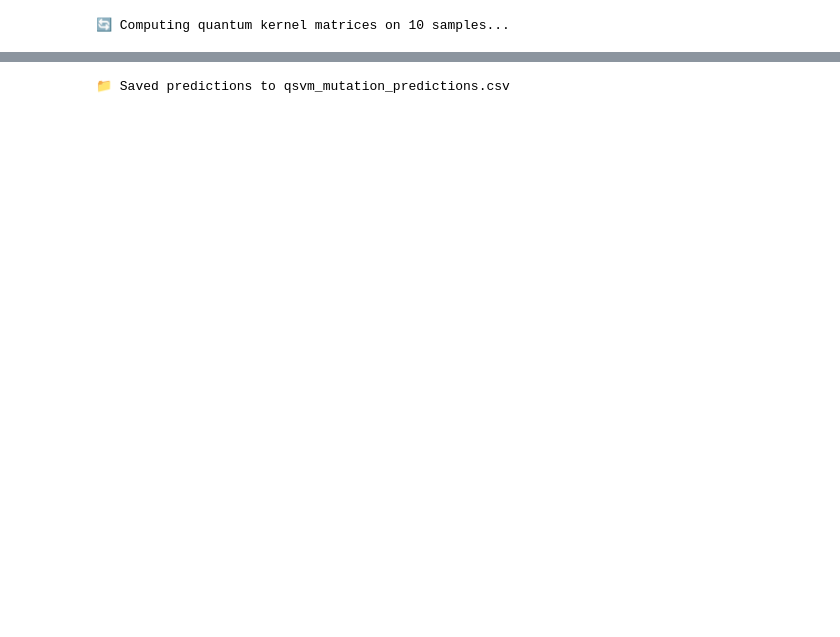
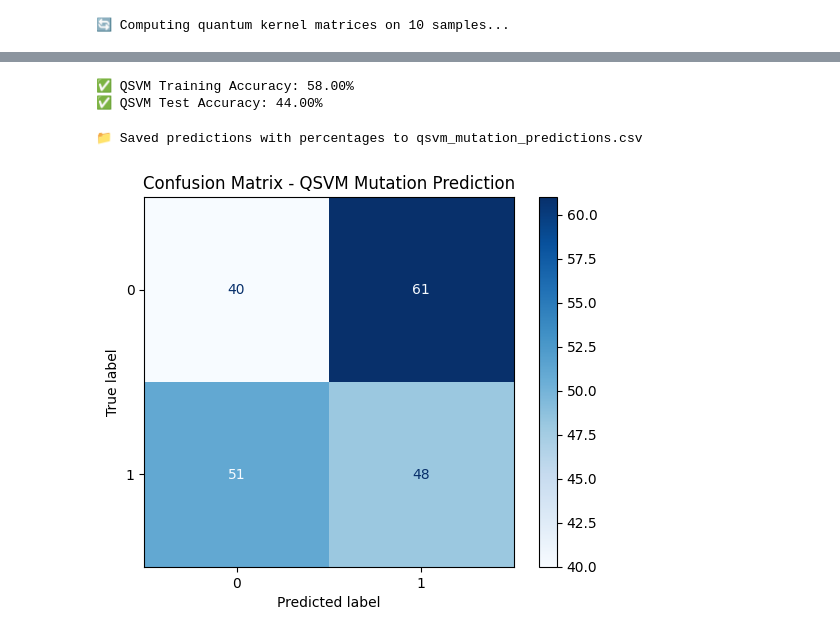
Before and after one commit to Aadrika14/malaria-mutation-predictin-qlstm, a Jupyter notebook: QSVM_mutation_prediction.ipynb, the cells around one changed output, grey strips where cells are left out. Cells and saved outputs as stored; diff of their text form; code cells hidden in the pictures; blank space fills up the shorter version.

```diff
--- a/QSVM_mutation_prediction.ipynb
+++ b/QSVM_mutation_prediction.ipynb
@@ -93,2 +138,2 @@ K_test = compute_kernel_matrix(X_test_small, X_train_small, symmetric=False)
 # %%
-y_train_small = y_train[:16]  # Take the first 16 labels to match K_train
+y_train_small = y_train_small[:K_train.shape[0]]
@@ -165,15 +142,55 @@ Epoch 10: Accuracy = 1.0000, Loss = 0.0000
+# %%
+from sklearn.svm import SVC
+
+# Define classifier with regularization and better generalization
+clf = SVC(kernel='precomputed', C=10, class_weight='balanced')
+
+# Fit the classifier on the training kernel matrix
+clf.fit(K_train, y_train_small)
+
+# Calculate training and testing accuracy
+train_acc = clf.score(K_train, y_train_small)
+test_acc = clf.score(K_test, y_test_small)
+
+# Print accuracy results
+print(f"✅ QSVM Training Accuracy: {train_acc * 100:.2f}%")
+print(f"✅ QSVM Test Accuracy: {test_acc * 100:.2f}%")
+# %% [output]
+✅ QSVM Training Accuracy: 58.00%
+✅ QSVM Test Accuracy: 44.00%
 # %%
-# Make predictions
-y_pred = clf.predict(K_test)
+from scipy.special import expit  # Sigmoid function
+
+# Get decision function scores
+y_scores = clf.decision_function(K_test)
+
+# Convert to percentage-like probabilities using sigmoid
+y_percent = expit(y_scores) * 100  # Scale to 0-100%
 
 # Create DataFrame for comparison
 results_df = pd.DataFrame({
     "True_Label": y_test_small,
-    "Predicted_Label": y_pred
+    "Predicted_Label": (y_percent >= 50).astype(int),
+    "Prediction_Percent": y_percent
 })
 
 # Save to CSV
 results_df.to_csv("qsvm_mutation_predictions.csv", index=False)
-print("📁 Saved predictions to qsvm_mutation_predictions.csv")
+print("📁 Saved predictions with percentages to qsvm_mutation_predictions.csv")
 # %% [output]
-📁 Saved predictions to qsvm_mutation_predictions.csv
+📁 Saved predictions with percentages to qsvm_mutation_predictions.csv
+# %%
+from sklearn.metrics import confusion_matrix, ConfusionMatrixDisplay
+import matplotlib.pyplot as plt
+
+# Compute confusion matrix
+cm = confusion_matrix(results_df["True_Label"], results_df["Predicted_Label"])
+
+# Display the confusion matrix
+disp = ConfusionMatrixDisplay(confusion_matrix=cm, display_labels=[0, 1])
+disp.plot(cmap="Blues")
+plt.title("Confusion Matrix - QSVM Mutation Prediction")
+plt.grid(False)
+plt.show()
+# %% [output]
+[figure, added]
```
Also changed, not shown: parts of 7 cells of this notebook, 17 other files.
